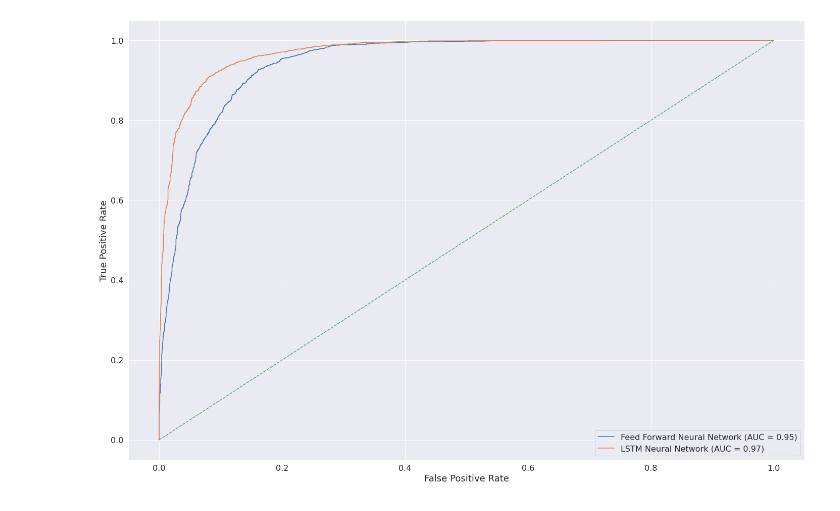
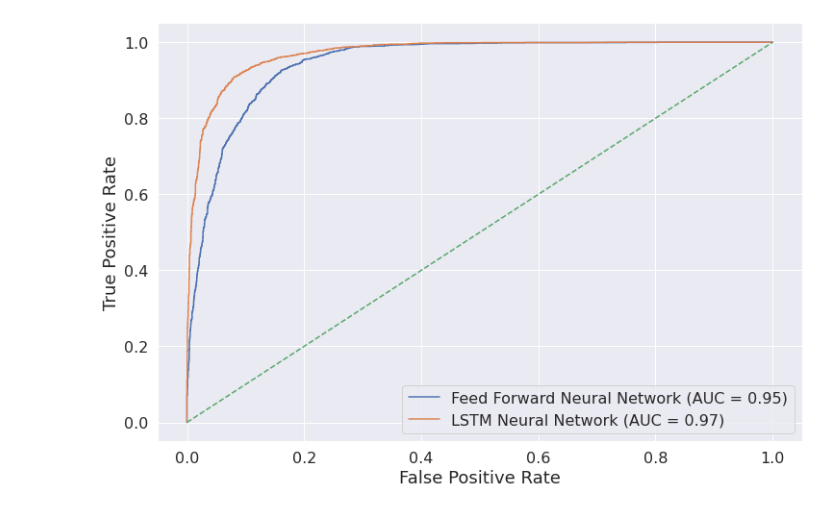
Before and after one commit to habmc/vietnamese-sentiment-analysis, a Jupyter notebook: src/results_graph.ipynb, the cells around one changed output. Cells and saved outputs as stored; diff of their text form; code cells hidden in the pictures.

```diff
--- a/src/results_graph.ipynb
+++ b/src/results_graph.ipynb
@@ -68,12 +68,12 @@ plt.savefig("../fig/lstm_loss.png")
 # %%
-plt.figure(figsize=(24, 16))
+plt.figure(figsize=(12, 8))
 x = np.arange(0, 1.1, 0.1)
 plt.plot(getKey(ffnn_roc, "fpr"), getKey(ffnn_roc, "tpr"), "-", label="Feed Forward Neural Network (AUC = 0.95)")
 plt.plot(getKey(lstm_roc, "fpr"), getKey(lstm_roc, "tpr"), "-", label="LSTM Neural Network (AUC = 0.97)")
 plt.plot(x, x, "--")
 plt.legend(loc=0, fontsize=16)
 _ = plt.xlabel("False Positive Rate", fontsize=18)
 _ = plt.ylabel("True Positive Rate", fontsize=18)
 plt.savefig("../fig/roc_ffnn_lstm.png")
 # %% [output]
-[figure, old version]
+[figure, new version]
```
Also changed, not shown: parts of 4 cells of this notebook, 5 other files.
